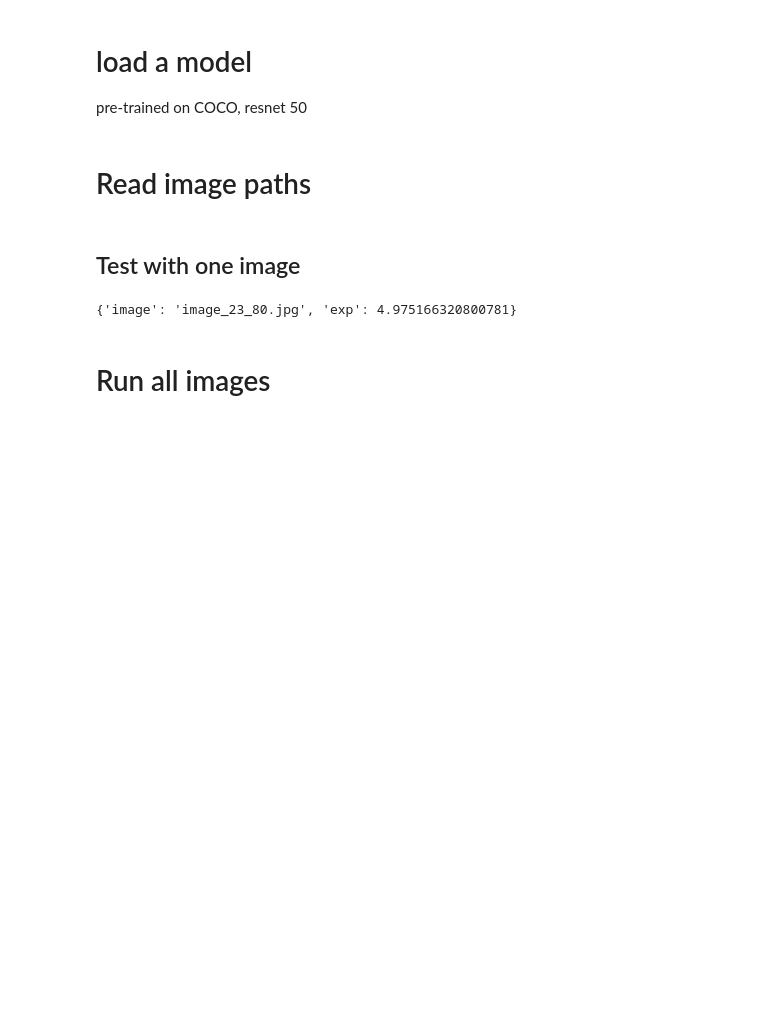
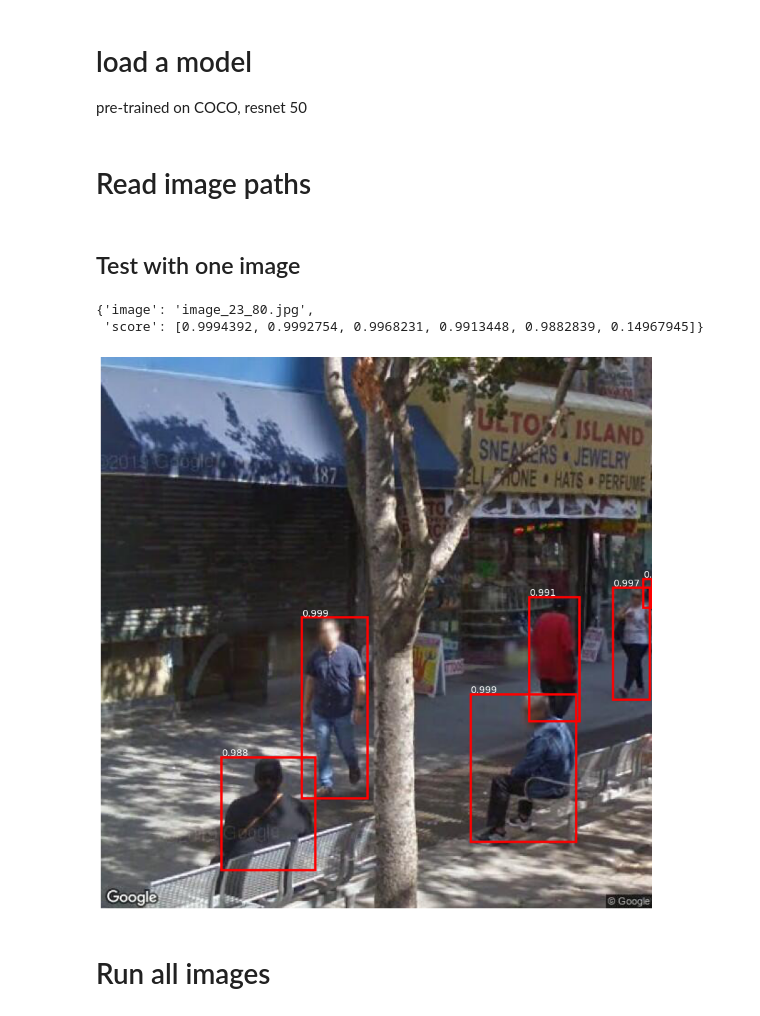
Before and after one commit to yonghah/nyc_ped_count_cnn, a Jupyter notebook: notebooks/02-detect-pedestrians-pytorch.ipynb, the cells around one changed output. Saved outputs shown, nothing was run; the diff lists cells and outputs as text; code cells hidden in the pictures; blank space fills up the shorter version.

```diff
--- a/notebooks/02-detect-pedestrians-pytorch.ipynb
+++ b/notebooks/02-detect-pedestrians-pytorch.ipynb
@@ -71,11 +75,14 @@ def vis_detections(im, boxes, scores, saveas=None):
     else:
         plt.draw()
 
-def run_detect(image_path, model, outdir="../data/annotation"):
-    box, score, img = get_prediction(image_path, model)
+def run_detect(image_path, model, outdir="../data/annotation", threshold=0.2):
+    box, score, img = get_prediction(image_path, model, threshold=threshold)
     image_name = image_path.split('/')[-1]
-    result = {'image': image_name, 'exp': sum(score)}
-    vis_detections(img, box, score, saveas=os.path.join(outdir, 'anno_' + image_name))
+    result = {'image': image_name, 'score': score}
+    if outdir:
+        vis_detections(img, box, score, saveas=os.path.join(outdir, 'anno_' + image_name))
+    else:
+        vis_detections(img, box, score, saveas=None)
     return result
 # %% [markdown]
 # Read image paths
@@ -86,9 +93,11 @@ images = [img_path for img_path in \
 # %% [markdown]
 ## Test with one image
 # %%
-run_detect(images[0], model)
+run_detect(images[0], model, outdir=None, threshold=0.1)
 # %% [output]
-{'image': 'image_23_80.jpg', 'exp': 4.975166320800781}
+{'image': 'image_23_80.jpg',
+ 'score': [0.9994392, 0.9992754, 0.9968231, 0.9913448, 0.9882839, 0.14967945]}
+[figure, added]
 # %% [markdown]
 # Run all images
 # %%
```
Also changed, not shown: parts of 3 cells of this notebook, 2 other files.
